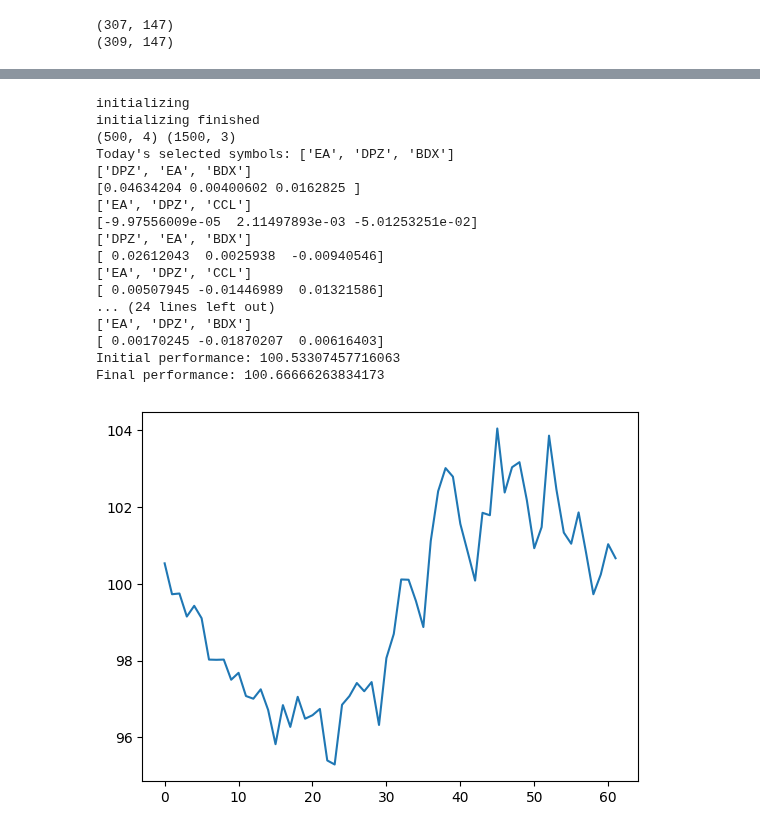
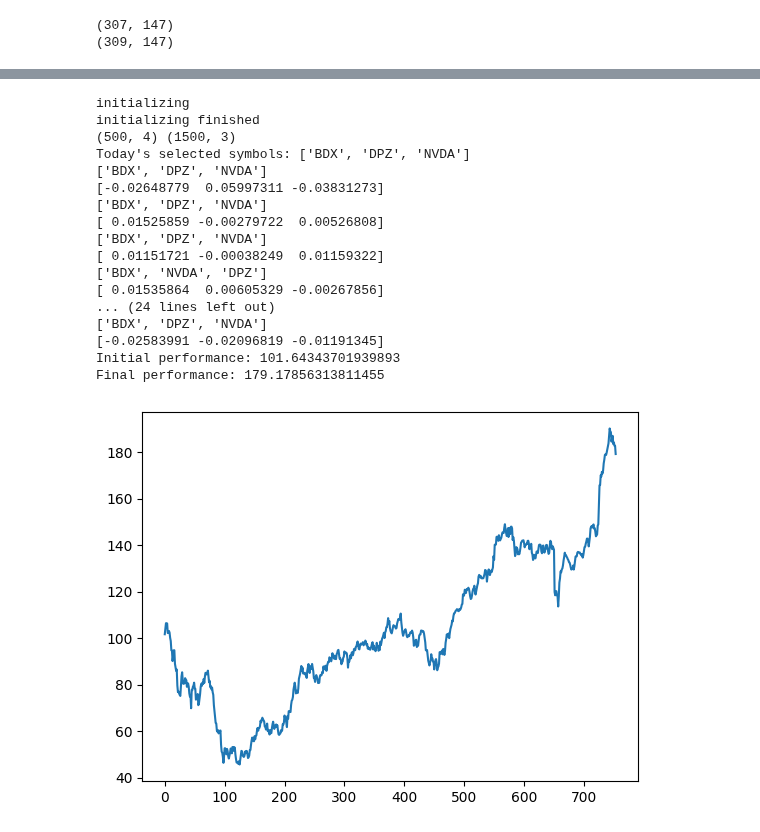
Before and after one commit to nickwilliamsdev/treetrader, a Jupyter notebook: tensorneat_ranknet.ipynb, the cells around one changed output, grey strips where cells are left out. Drawn from its saved outputs; the diff is of its cells as text; code cells hidden in the pictures.

```diff
--- a/tensorneat_ranknet.ipynb
+++ b/tensorneat_ranknet.ipynb
@@ -474,35 +474,35 @@ Shape of RETURNS: (245, 147)
 # %%
 # for testing lasted genome from genomes checkpoints
 import numpy as np
 state = pipeline.setup()
-best_path = "./model_archive/tensorneat_checkpoints/champs_topk/72.npz"
+best_path = "./model_archive/tensorneat_checkpoints/champs_topk/50.npz"
 best_genome = np.load(best_path)
 nodes = best_genome['nodes']
 conns = best_genome['conns']
 nodes_j = jnp.array(nodes)
 conns_j = jnp.array(conns)
 print(nodes.shape, conns.shape)
 # show result
 pipeline.show(state, (nodes_j, conns_j))
 # %% [output]
 initializing
 initializing finished
 (500, 4) (1500, 3)
-Today's selected symbols: ['EA', 'DPZ', 'BDX']
-['DPZ', 'EA', 'BDX']
-[0.04634204 0.00400602 0.0162825 ]
-['EA', 'DPZ', 'CCL']
-[-9.97556009e-05  2.11497893e-03 -5.01253251e-02]
-['DPZ', 'EA', 'BDX']
-[ 0.02612043  0.0025938  -0.00940546]
-['EA', 'DPZ', 'CCL']
-[ 0.00507945 -0.01446989  0.01321586]
+Today's selected symbols: ['BDX', 'DPZ', 'NVDA']
+['BDX', 'DPZ', 'NVDA']
+[-0.02648779  0.05997311 -0.03831273]
+['BDX', 'DPZ', 'NVDA']
+[ 0.01525859 -0.00279722  0.00526808]
+['BDX', 'DPZ', 'NVDA']
+[ 0.01151721 -0.00038249  0.01159322]
+['BDX', 'NVDA', 'DPZ']
+[ 0.01535864  0.00605329 -0.00267856]
 ... (24 lines left out)
-['EA', 'DPZ', 'BDX']
-[ 0.00170245 -0.01870207  0.00616403]
-Initial performance: 100.53307457716063
-Final performance: 100.66666263834173
+['BDX', 'DPZ', 'NVDA']
+[-0.02583991 -0.02096819 -0.01191345]
+Initial performance: 101.64343701939893
+Final performance: 179.17856313811455
-[figure, old version]
+[figure, new version]
 # %%
 import numpy as np
 topk_champs = os.listdir("./model_archive/tensorneat_checkpoints/champs_topk/")
```
Also changed, not shown: parts of 5 cells of this notebook, 1 other file.
